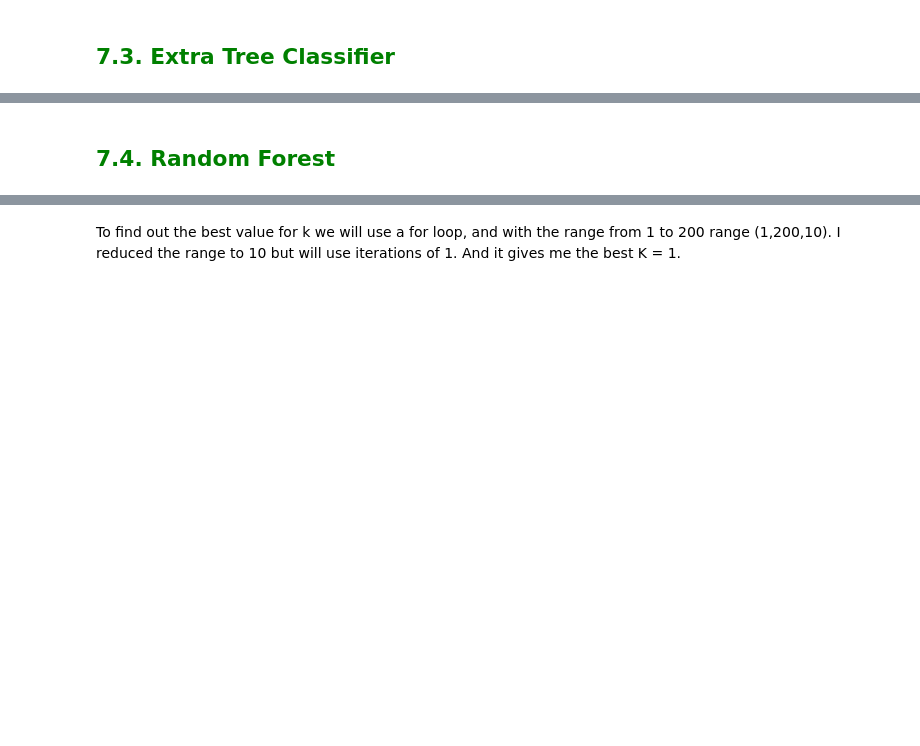
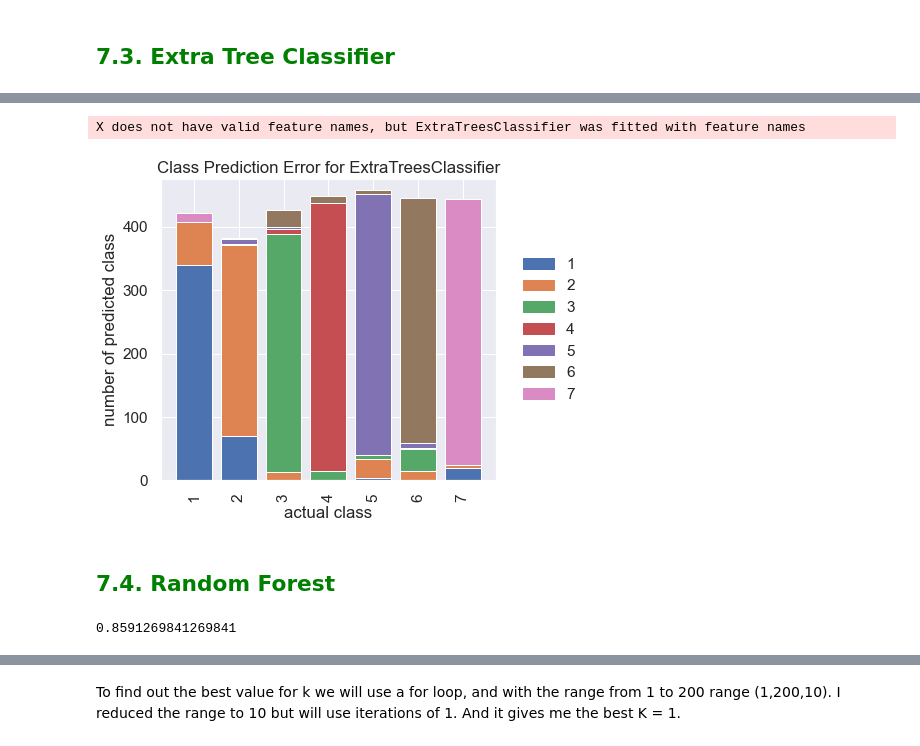
Before and after one commit to callysthenes/forest_cover_type_detector, a Jupyter notebook: group_assignment/forest_cover_type_detector_gr_a_Part3.ipynb, the cells around one changed output, grey strips where cells are left out. Drawn from its saved outputs; the diff is of its cells as text; code cells hidden in the pictures; blank space fills up the shorter version.

```diff
--- a/group_assignment/forest_cover_type_detector_gr_a_Part3.ipynb
+++ b/group_assignment/forest_cover_type_detector_gr_a_Part3.ipynb
@@ -605,3 +656,12 @@ print("Accuracy = {0:.4f}".format(np.mean(cross_val_score(etc_selected, X_val_ne
+# %%
+visualizer = ClassPredictionError(
+    etc_selected)
+visualizer.fit(X_train_new, y_train_new)
+visualizer.score(X_val_new, y_val_new)
+visualizer.show();
+# %% [output]
+X does not have valid feature names, but ExtraTreesClassifier was fitted with feature names
+[figure, added]
 # %% [markdown]
 <a id='7.4'></a>
 ## <font color=green> 7.4. Random Forest  <font>
@@ -610,6 +670,8 @@ forest = RandomForestClassifier(n_estimators=20)
 model_forest = forest.fit(X_train_new,y_train_new)
 # %%
 forest.score(X_val_new,y_val_new)
+# %% [output]
+0.8591269841269841
 # %%
 # Make predictions for the test set
 y_pred_test_forest = forest.predict(X_val_new)
```
Also changed, not shown: parts of 22 cells of this notebook, 2 other files.
